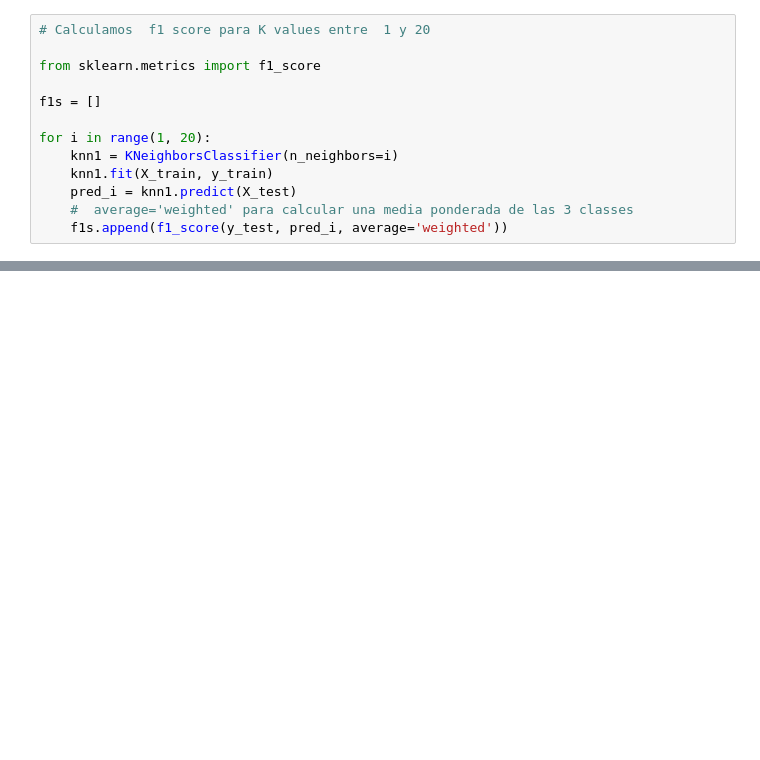
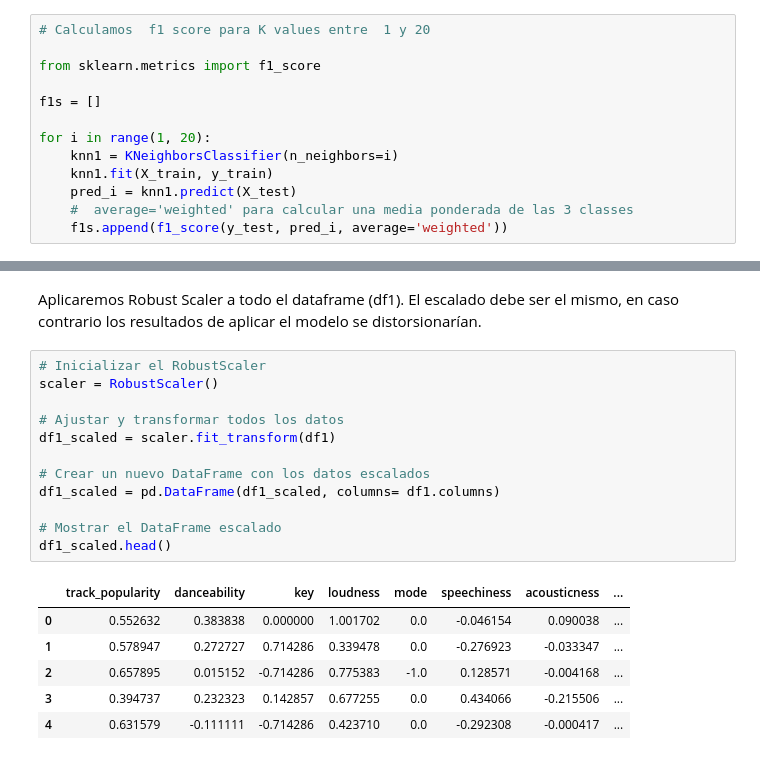
Before and after one commit to Llapi7/Final_Project_It_Academy, a Jupyter notebook: Hit predictor.ipynb, the cells around one changed output, grey strips where cells are left out. Drawn from its saved outputs; the diff is of its cells as text; blank space fills up the shorter version.

```diff
--- a/Hit predictor.ipynb
+++ b/Hit predictor.ipynb
@@ -704,0 +611,21 @@ df1.query('60 < track_popularity < 80').head(30)
+# %% [markdown]
+Aplicaremos Robust Scaler a todo el dataframe (df1). El escalado debe ser el mismo, en caso contrario los resultados de aplicar el modelo se distorsionarían.
+# %%
+# Inicializar el RobustScaler
+scaler = RobustScaler()
+
+# Ajustar y transformar todos los datos
+df1_scaled = scaler.fit_transform(df1)
+
+# Crear un nuevo DataFrame con los datos escalados
+df1_scaled = pd.DataFrame(df1_scaled, columns= df1.columns)
+
+# Mostrar el DataFrame escalado
+df1_scaled.head()
+# %% [output]
+|  | track_popularity | danceability | key | loudness | mode | speechiness | acousticness | ... |
+| 0 | 0.552632 | 0.383838 | 0.000000 | 1.001702 | 0.0 | -0.046154 | 0.090038 | ... |
+| 1 | 0.578947 | 0.272727 | 0.714286 | 0.339478 | 0.0 | -0.276923 | -0.033347 | ... |
+| 2 | 0.657895 | 0.015152 | -0.714286 | 0.775383 | -1.0 | 0.128571 | -0.004168 | ... |
+| 3 | 0.394737 | 0.232323 | 0.142857 | 0.677255 | 0.0 | 0.434066 | -0.215506 | ... |
+| 4 | 0.631579 | -0.111111 | -0.714286 | 0.423710 | 0.0 | -0.292308 | -0.000417 | ... |
```
Also changed, not shown: parts of 73 cells of this notebook.
